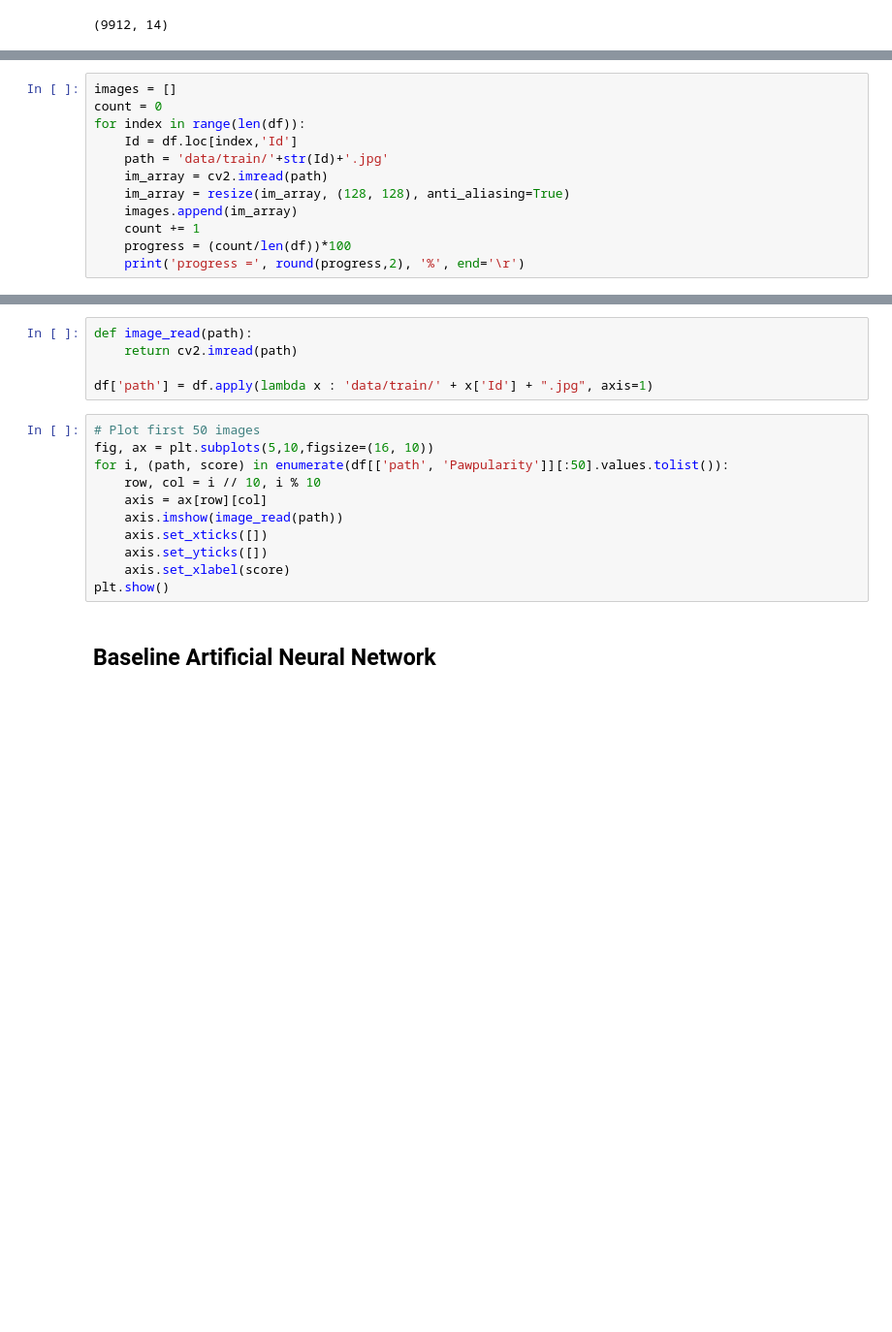
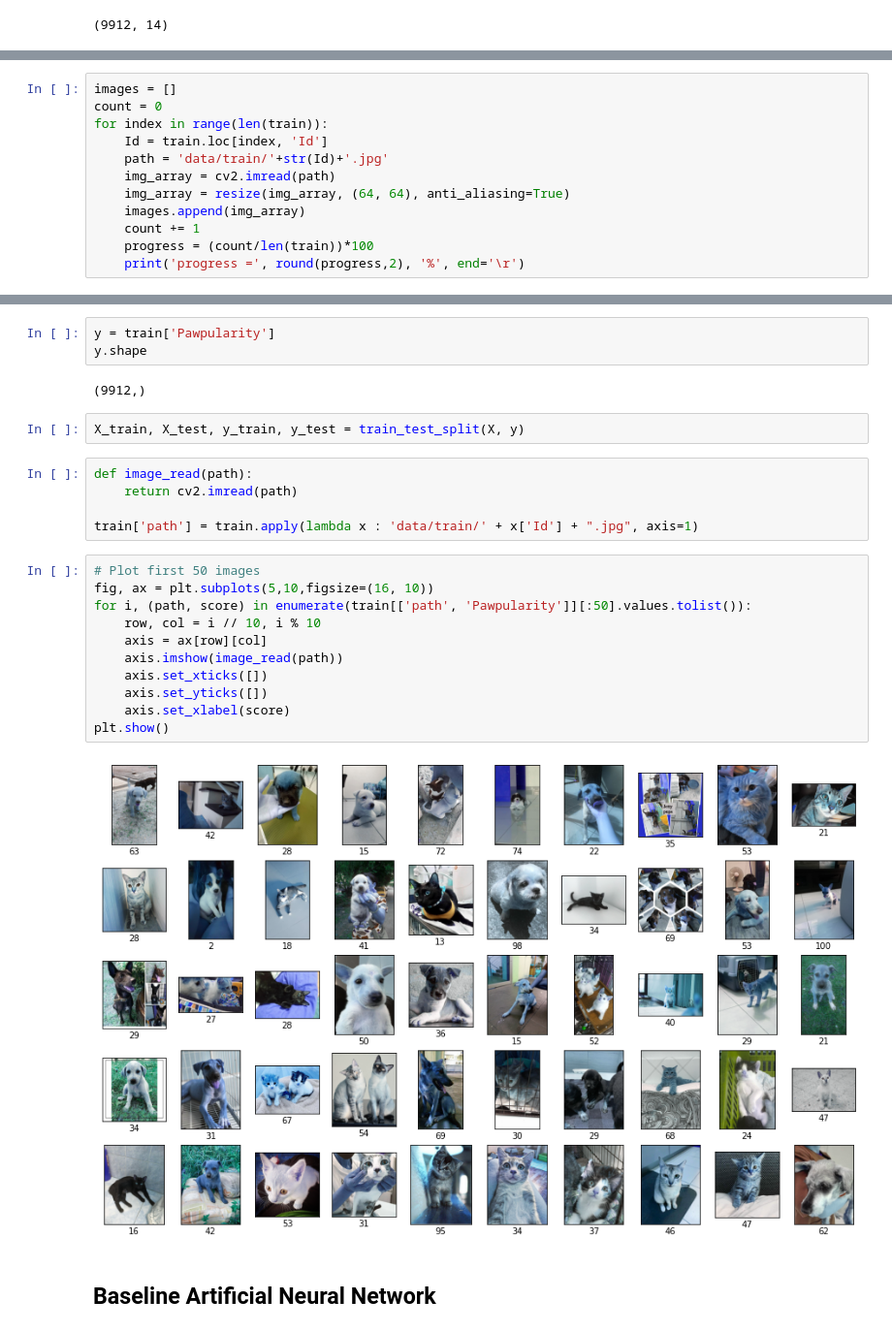
Before and after one commit to stevenaddison/Pet-Pawpularity, a Jupyter notebook: angela.ipynb, the cells around one changed output, grey strips where cells are left out. Shown: that part at 97% size. Saved outputs shown, nothing was run; the diff lists cells and outputs as text; blank space fills up the shorter version.

```diff
--- a/angela.ipynb
+++ b/angela.ipynb
@@ -83,12 +69,12 @@ AttributeError: 'DataFrame' object has no attribute 'reshape'
 # %%
 images = []
 count = 0
-for index in range(len(df)):
-    Id = df.loc[index,'Id']
+for index in range(len(train)):
+    Id = train.loc[index, 'Id']
     path = 'data/train/'+str(Id)+'.jpg'
-    im_array = cv2.imread(path)
-    im_array = resize(im_array, (128, 128), anti_aliasing=True)
-    images.append(im_array)
+    img_array = cv2.imread(path)
+    img_array = resize(img_array, (64, 64), anti_aliasing=True)
+    images.append(img_array)
     count += 1
-    progress = (count/len(df))*100
+    progress = (count/len(train))*100
     print('progress =', round(progress,2), '%', end='\r')
@@ -95,19 +88,28 @@ for index in range(len(df)):
+# %%
+y = train['Pawpularity']
+y.shape
+# %% [output]
+(9912,)
+# %%
+X_train, X_test, y_train, y_test = train_test_split(X, y)
 # %%
 def image_read(path):
     return cv2.imread(path)
 
-df['path'] = df.apply(lambda x : 'data/train/' + x['Id'] + ".jpg", axis=1)
+train['path'] = train.apply(lambda x : 'data/train/' + x['Id'] + ".jpg", axis=1)
 # %%
 # Plot first 50 images
 fig, ax = plt.subplots(5,10,figsize=(16, 10))
-for i, (path, score) in enumerate(df[['path', 'Pawpularity']][:50].values.tolist()):
+for i, (path, score) in enumerate(train[['path', 'Pawpularity']][:50].values.tolist()):
     row, col = i // 10, i % 10
     axis = ax[row][col]
     axis.imshow(image_read(path))
     axis.set_xticks([])
     axis.set_yticks([])
     axis.set_xlabel(score)
 plt.show()
+# %% [output]
+[figure, added]
 # %% [markdown]
 ## Baseline Artificial Neural Network
 # %%
```
Also changed, not shown: parts of 16 cells of this notebook.
